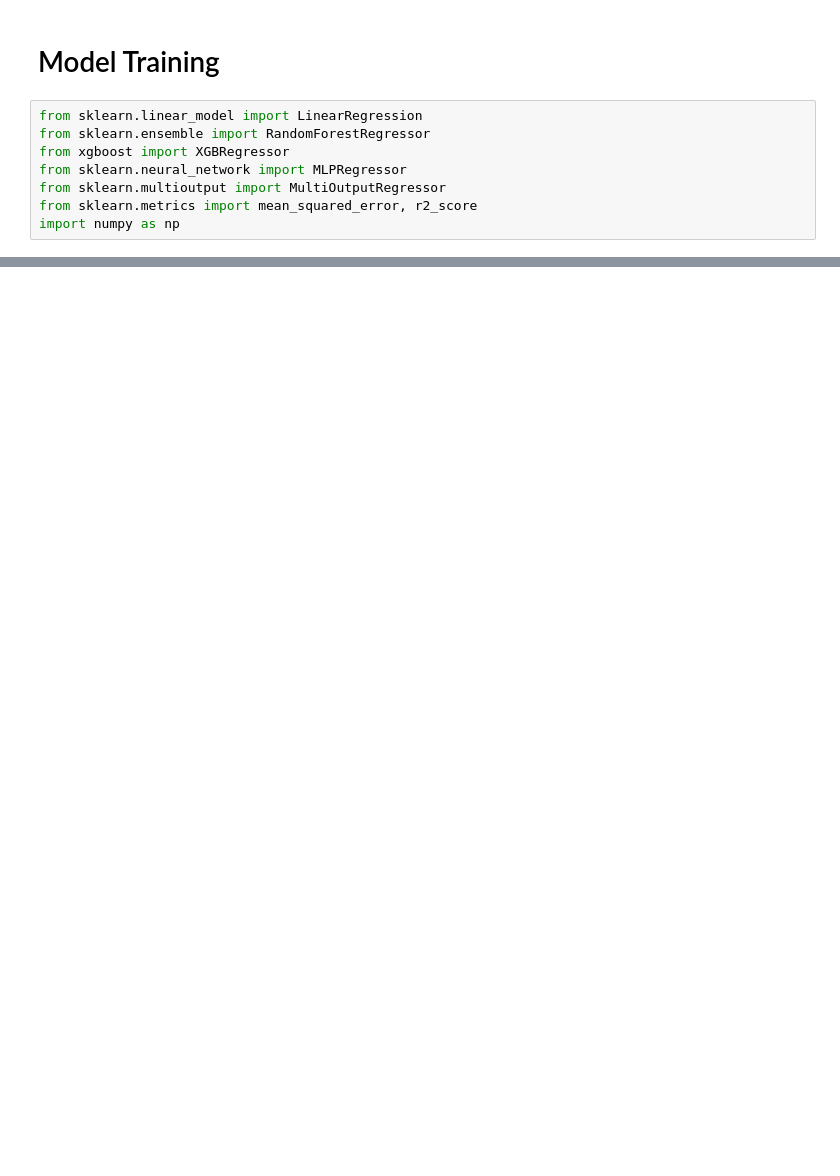
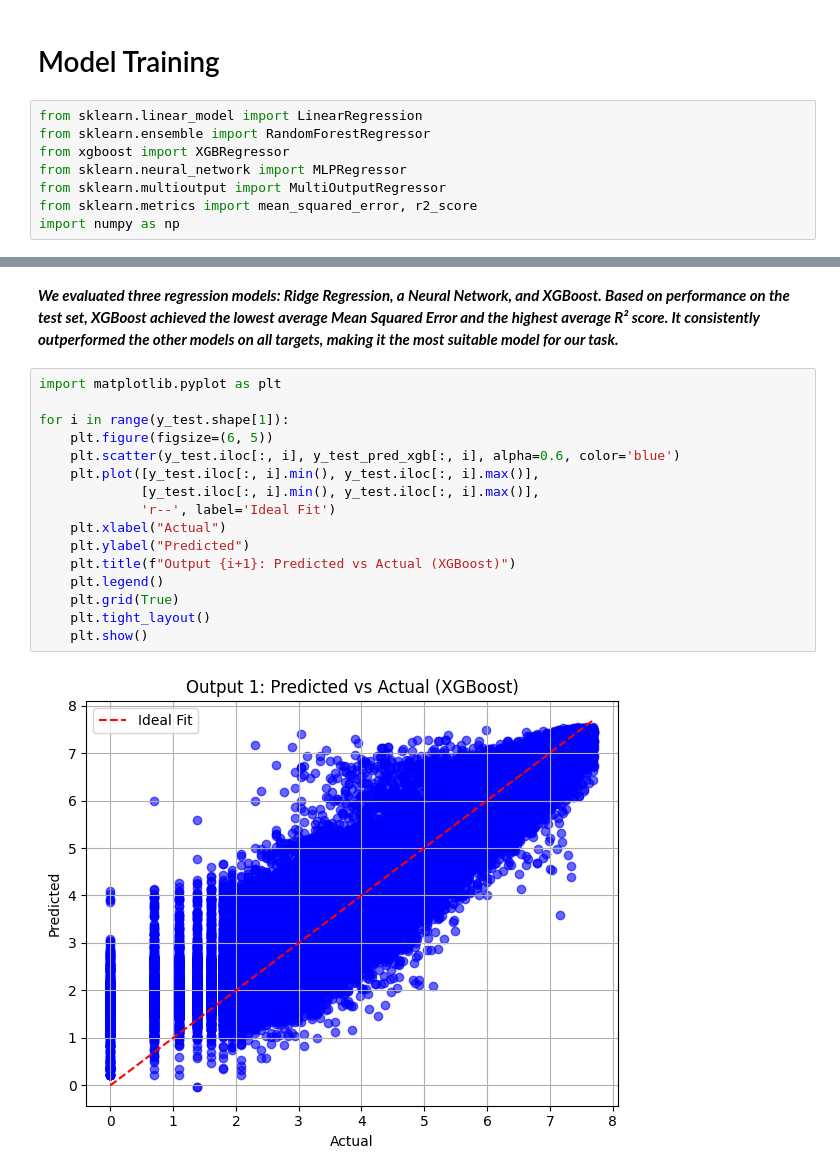
Before and after one commit to faseeh-quraishi/KaggleDatasetsEngagementPrediction-MetaKaggleHackathon, a Jupyter notebook: meta-kaggle-competition.ipynb, the cells around one changed output, grey strips where cells are left out. Drawn from its saved outputs; the diff is of its cells as text; blank space fills up the shorter version.

```diff
--- a/meta-kaggle-competition.ipynb
+++ b/meta-kaggle-competition.ipynb
@@ -717,0 +826,20 @@ Output 3 - Test MSE: 0.0021, Test R²: 0.0000
+# %% [markdown]
+***We evaluated three regression models: Ridge Regression, a Neural Network, and XGBoost. Based on performance on the test set, XGBoost achieved the lowest average Mean Squared Error and the highest average R² score. It consistently outperformed the other models on all targets, making it the most suitable model for our task.***
+# %%
+import matplotlib.pyplot as plt
+
+for i in range(y_test.shape[1]):
+    plt.figure(figsize=(6, 5))
+    plt.scatter(y_test.iloc[:, i], y_test_pred_xgb[:, i], alpha=0.6, color='blue')
+    plt.plot([y_test.iloc[:, i].min(), y_test.iloc[:, i].max()],
+             [y_test.iloc[:, i].min(), y_test.iloc[:, i].max()],
+             'r--', label='Ideal Fit')
+    plt.xlabel("Actual")
+    plt.ylabel("Predicted")
+    plt.title(f"Output {i+1}: Predicted vs Actual (XGBoost)")
+    plt.legend()
+    plt.grid(True)
+    plt.tight_layout()
+    plt.show()
+# %% [output]
+[figure, added]
```
Also changed, not shown: parts of 23 cells of this notebook.
